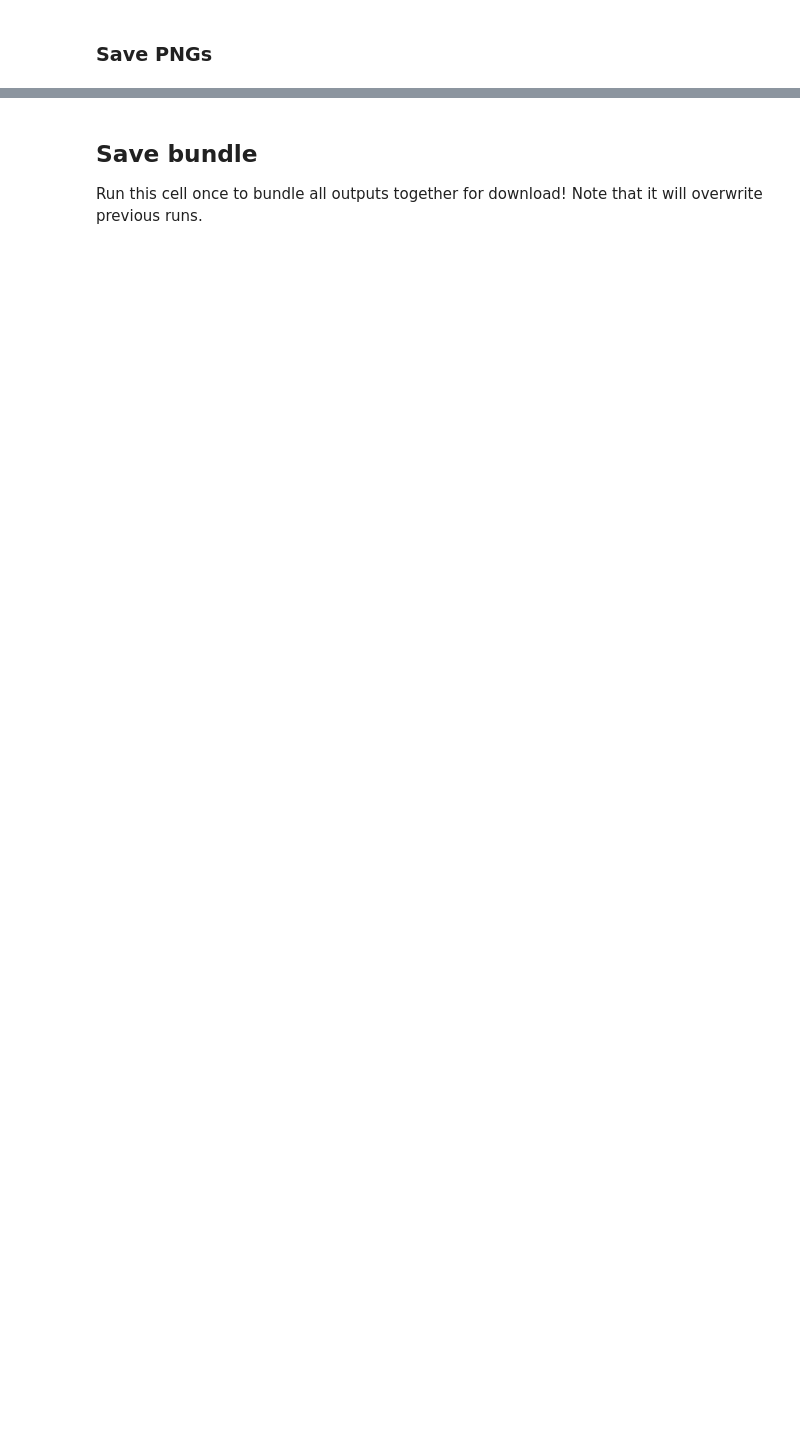
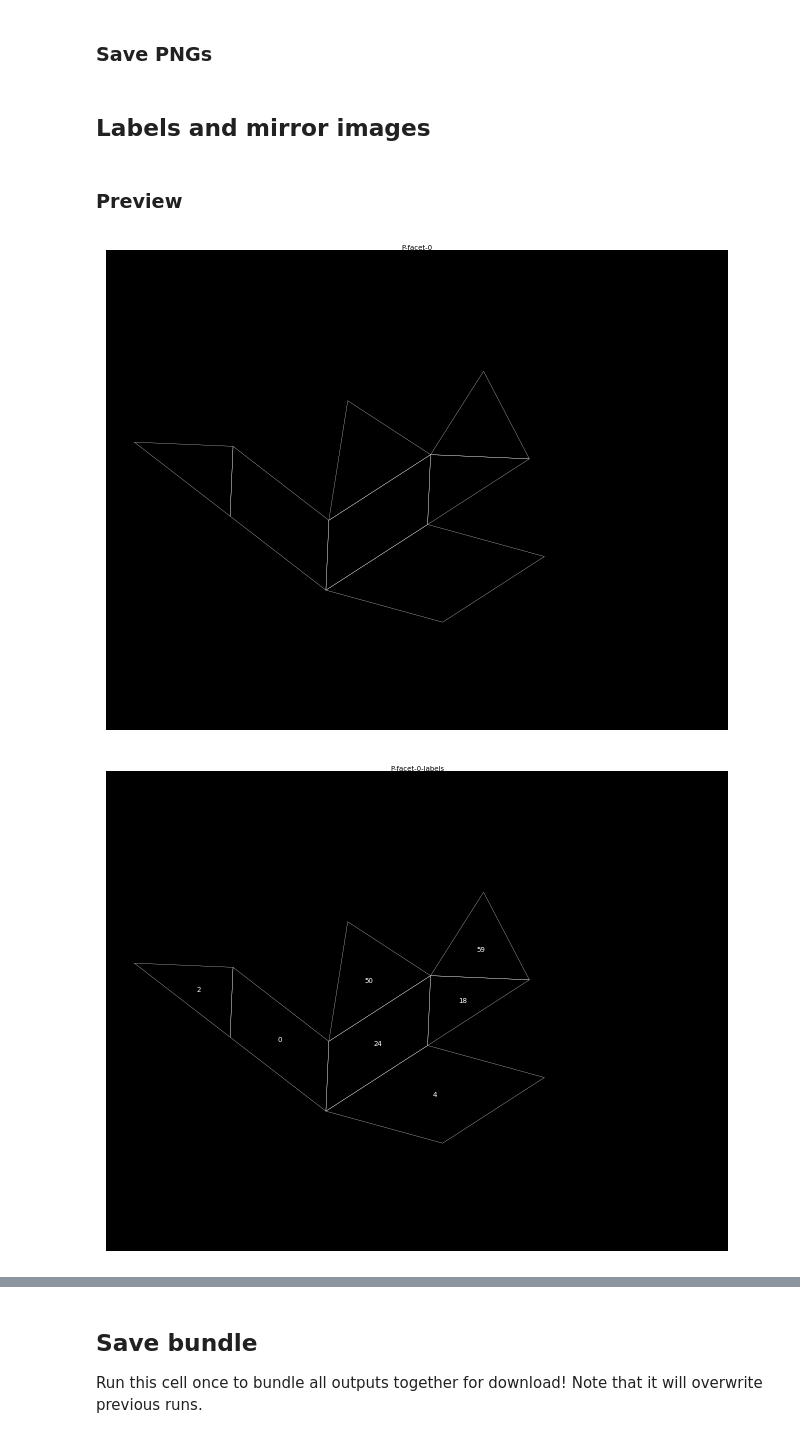
Before and after one commit to awmacpherson/polytope-unfolder, a Jupyter notebook: notebooks/combined.ipynb, the cells around one changed output, grey strips where cells are left out. Cells and saved outputs as stored; diff of their text form; code cells hidden in the pictures; blank space fills up the shorter version.

Commit message:
Added labels and mirrors 2dNet code to combined.

```diff
--- a/notebooks/combined.ipynb
+++ b/notebooks/combined.ipynb
@@ -485,3 +487,5 @@ savedir = os.path.join(DIR_2D, f"{POLYTOPE}-{TAG}")
 os.makedirs(savedir, exist_ok=True)
 for n, ax in enumerate(axs):
     save_subplot(fig, ax, os.path.join(savedir, f"{n}.{IMAGE_FORMAT}"), dpi=DPI)
+# %% [markdown]
+## Labels and mirror images
@@ -487,0 +582,12 @@ for n, ax in enumerate(axs):
+# %% [markdown]
+### Preview
+# %%
+i = 0 # change this for different examples
+
+display(figs_nl_nm[i][1])
+display(figs_l_nm[i][1])
+display(figs_nl_m[i][1])
+display(figs_l_m[i][1])
+# %% [output]
+[figure, added]
+[figure, added]
```
Also changed, not shown: parts of 8 cells of this notebook, 1 other file.
